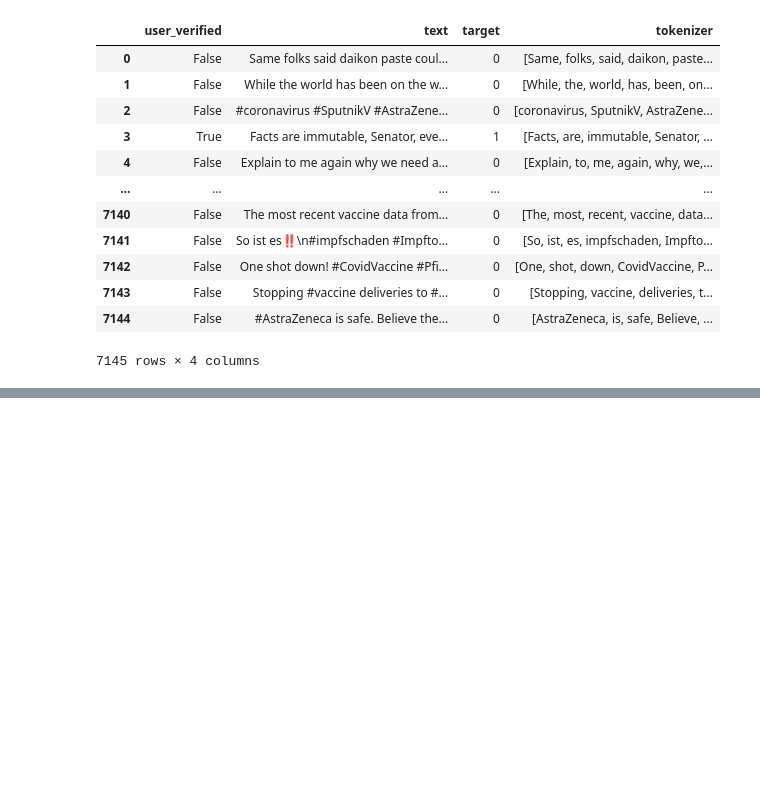
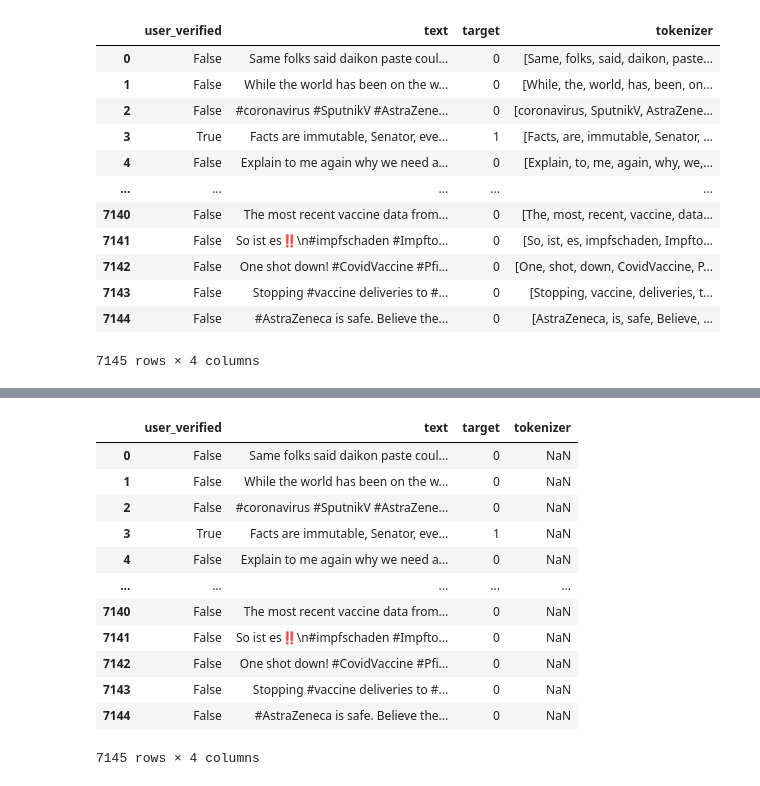
Before and after one commit to Sonora27/pfizer_vaccine_tweets_nlp, a Jupyter notebook: EDA.ipynb, the cells around one changed output, grey strips where cells are left out. Cells and saved outputs as stored; diff of their text form; code cells hidden in the pictures; blank space fills up the shorter version.

```diff
--- a/EDA.ipynb
+++ b/EDA.ipynb
@@ -117,7 +117,7 @@ messages
 # %%
 messages['tokenizer'] = messages['text']
 # %%
-messages['tokenizer'] = messages['tokenizer'].apply(lambda x: tokenizer.tokenize(x))
+messages['tokenizer'] = messages['tokenizer'].map(lambda x: tokenizer.tokenize(x))
 # %%
 messages
 # %% [output]
@@ -136,0 +155,18 @@ messages
+# %%
+messages = messages.apply(lambda x: x.str.strip() if x.dtypes == 'object' else x)
+# %%
+messages
+# %% [output]
+|  | user_verified | text | target | tokenizer |
+| 0 | False | Same folks said daikon paste coul... | 0 | NaN |
+| 1 | False | While the world has been on the w... | 0 | NaN |
+| 2 | False | #coronavirus #SputnikV #AstraZene... | 0 | NaN |
+| 3 | True | Facts are immutable, Senator, eve... | 1 | NaN |
+| 4 | False | Explain to me again why we need a... | 0 | NaN |
+| ... | ... | ... | ... | ... |
+| 7140 | False | The most recent vaccine data from... | 0 | NaN |
+| 7141 | False | So ist es‼️\n#impfschaden #Impfto... | 0 | NaN |
+| 7142 | False | One shot down! #CovidVaccine #Pfi... | 0 | NaN |
+| 7143 | False | Stopping #vaccine deliveries to #... | 0 | NaN |
+| 7144 | False | #AstraZeneca is safe. Believe the... | 0 | NaN |
+7145 rows × 4 columns
```
Also changed, not shown: parts of 3 cells of this notebook.
